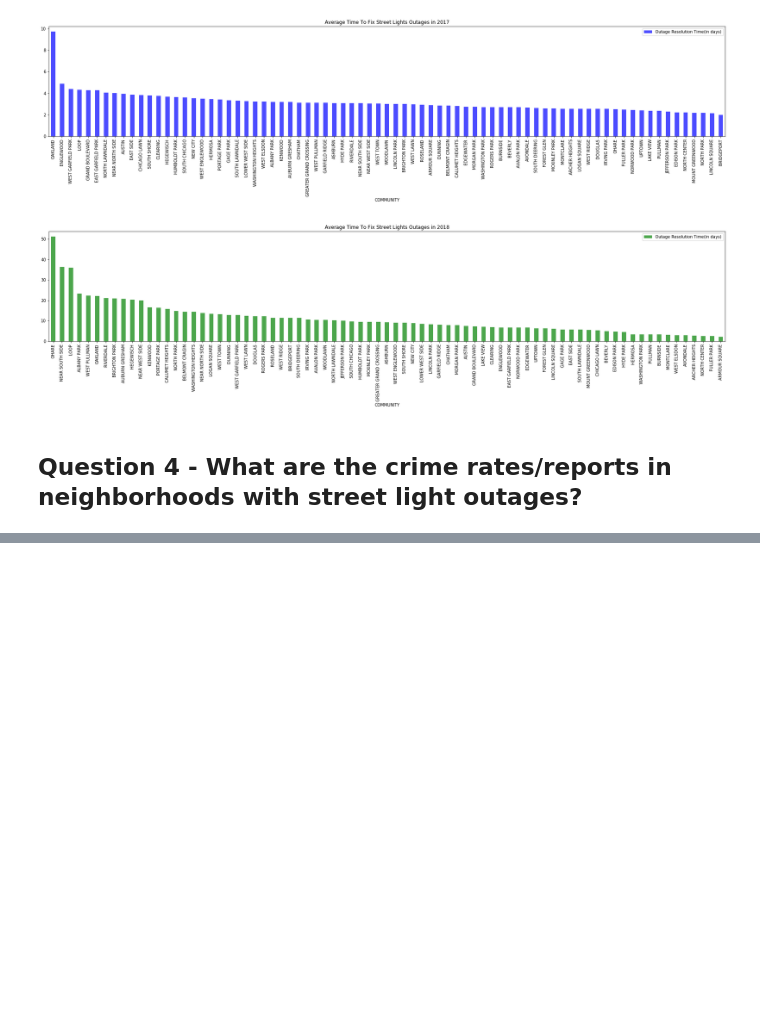
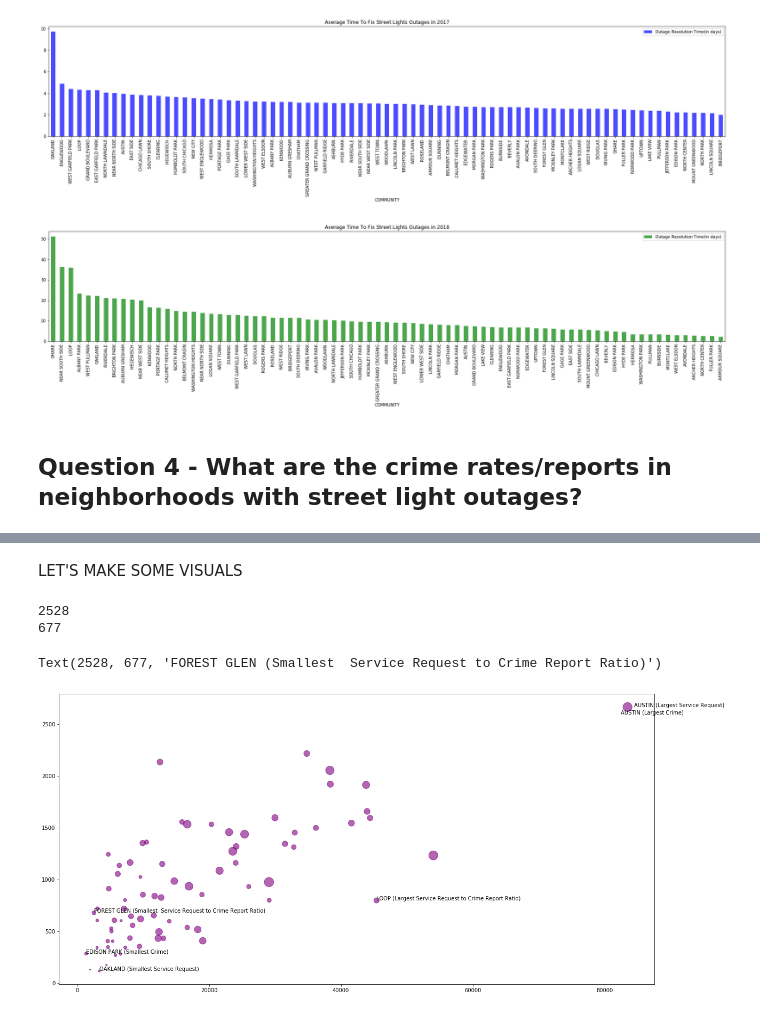
Before and after one commit to abejones26/Street-Lights, a Jupyter notebook: street-light-outages-crime-analysis.ipynb, the cells around one changed output, grey strips where cells are left out. Cells and saved outputs as stored; diff of their text form; code cells hidden in the pictures; blank space fills up the shorter version.

```diff
--- a/street-light-outages-crime-analysis.ipynb
+++ b/street-light-outages-crime-analysis.ipynb
@@ -85,3 +166,6 @@ street_light_reports_pd.head()
+# %%
+#merge the street data with the community areas data
+street_comm = pd.merge(street_nozero, comm, left_on="Community Area", right_on='AREA_NUMBE', how="left")
 # %% [markdown]
 ## Question 1 - Which Chicago neighborhoods have the most street light outages reported between 2014-2018?
 # %%
@@ -324,0 +517,3 @@ plt.savefig("Charts/average_time_chart_2018.png", bbox_inches = 'tight')
+# %%
+bycomm = pd.merge(c_bycomm, s_bycomm, on="COMMUNITY", how="left")
+bycomm_pop = pd.merge(bycomm, pop, left_on="COMMUNITY", right_on='Community', how="left")
@@ -324,0 +522,3 @@ plt.savefig("Charts/average_time_chart_2018.png", bbox_inches = 'tight')
+# %%
+bycomm_pop['Total Population']=pd.to_numeric(bycomm_pop['Total Population'].astype(str).str.replace(',',''), errors='coerce')
+bycomm_pop['No. of Service Requests to Crime Reports']=bycomm_pop['ID']/bycomm_pop['Service Request Number']
@@ -324,0 +527,10 @@ plt.savefig("Charts/average_time_chart_2018.png", bbox_inches = 'tight')
+# %%
+#sorting by the ratio of Service Requests to Crime reports
+bycomm_pop=bycomm_pop.sort_values(['No. of Service Requests to Crime Reports'],ascending=False)
+
+byyear = pd.merge(c_byyear, s_byyear, on="Year", how="left")
+
+byyearbymonth = pd.merge(c_byyear_bymonth, s_byyear_bymonth, on=["Year","Month"], how="left")
+
+bycommbyyear = pd.merge(c_bycomm_byyear, s_bycomm_byyear, on=["COMMUNITY","Year"], how="left")
+bycommbyyear = pd.merge(bycommbyyear, comm, on=["COMMUNITY"], how="left")
@@ -324,0 +557,55 @@ plt.savefig("Charts/average_time_chart_2018.png", bbox_inches = 'tight')
+# %% [markdown]
+LET'S MAKE SOME VISUALS
+# %%
+#community areas by crime by street
+
+x=bycomm_pop['ID']
+y=bycomm_pop['Service Request Number']
+z=bycomm_pop['Community']
+w=bycomm_pop['No. of Service Requests to Crime Reports']
+
+fig, ax = plt.subplots(figsize=(20,10))
+ax.scatter(x,y,s=bycomm_pop['Total Population']*.003,c='purple',alpha=0.6)
+
+#Street light request data
+y_max=y.max()
+y_min=y.min()
+
+i=bycomm_pop.loc[y==y_max, 'ID'].iloc[0]
+j=bycomm_pop.loc[y==y_max, 'Service Request Number'].iloc[0]
+ax.annotate(bycomm_pop.loc[y==y_max, 'Community'].iloc[0] + " (Largest Service Request)", xy=(i+1000, j))
+
+k=bycomm_pop.loc[y==y_min, 'ID'].iloc[0]
+m=bycomm_pop.loc[y==y_min, 'Service Request Number'].iloc[0]
+ax.annotate(bycomm_pop.loc[y==y_min, 'Community'].iloc[0] + " (Smallest Service Request)", xy=(k, m))
+
+#Crime numbers
+x_max=x.max()
+x_min=x.min()
+
+n=bycomm_pop.loc[x==x_max, 'ID'].iloc[0]
+p=bycomm_pop.loc[x==x_max, 'Service Request Number'].iloc[0]
+ax.annotate(bycomm_pop.loc[x==x_max, 'Community'].iloc[0] + " (Largest Crime)", xy=(n-1000, p-75))
+
+q=bycomm_pop.loc[x==x_min, 'ID'].iloc[0]
+r=bycomm_pop.loc[x==x_min, 'Service Request Number'].iloc[0]
+ax.annotate(bycomm_pop.loc[x==x_min, 'Community'].iloc[0] + " (Smallest Crime)", xy=(q, r))
+
+#Service Request to Crime ratio
+w_max=w.max()
+w_min=w.min()
+
+t=bycomm_pop.loc[w==w_max, 'ID'].iloc[0]
+u=bycomm_pop.loc[w==w_max, 'Service Request Number'].iloc[0]
+ax.annotate(bycomm_pop.loc[w==w_max, 'Community'].iloc[0] + " (Largest Service Request to Crime Report Ratio)", xy=(t, u))
+
+a=bycomm_pop.loc[w==w_min, 'ID'].iloc[0]
+b=bycomm_pop.loc[w==w_min, 'Service Request Number'].iloc[0]
+print(a)
+print(b)
+ax.annotate(bycomm_pop.loc[w==w_min, 'Community'].iloc[0] + " (Smallest  Service Request to Crime Report Ratio)", xy=(a, b))
+# %% [output]
+2528
+677
+Text(2528, 677, 'FOREST GLEN (Smallest  Service Request to Crime Report Ratio)')
+[figure, added]
```
Also changed, not shown: parts of 31 cells of this notebook, 9 other files.
